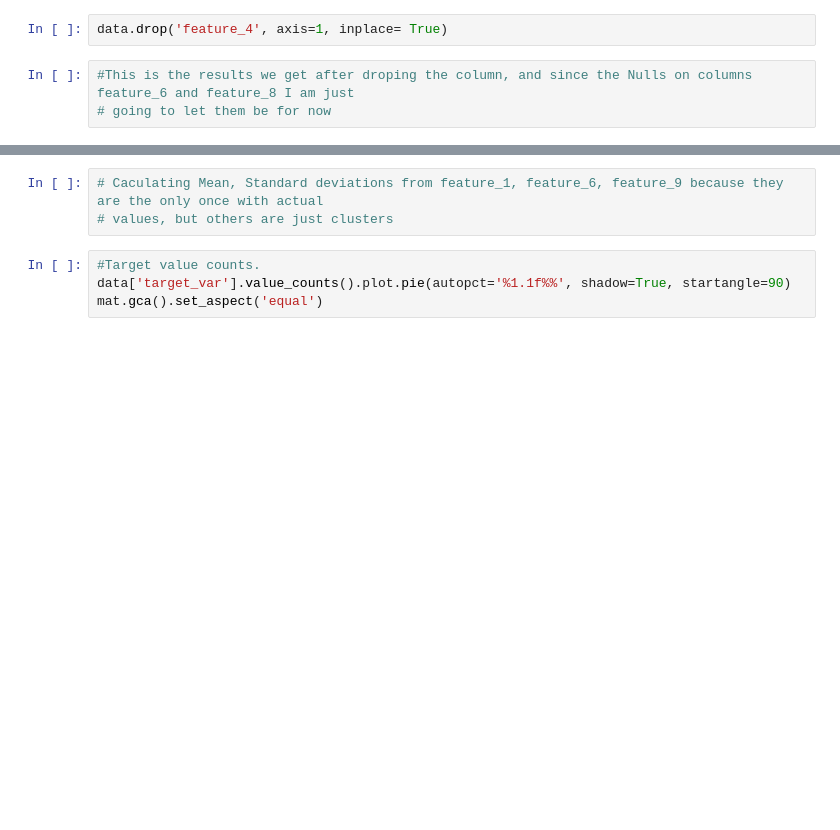
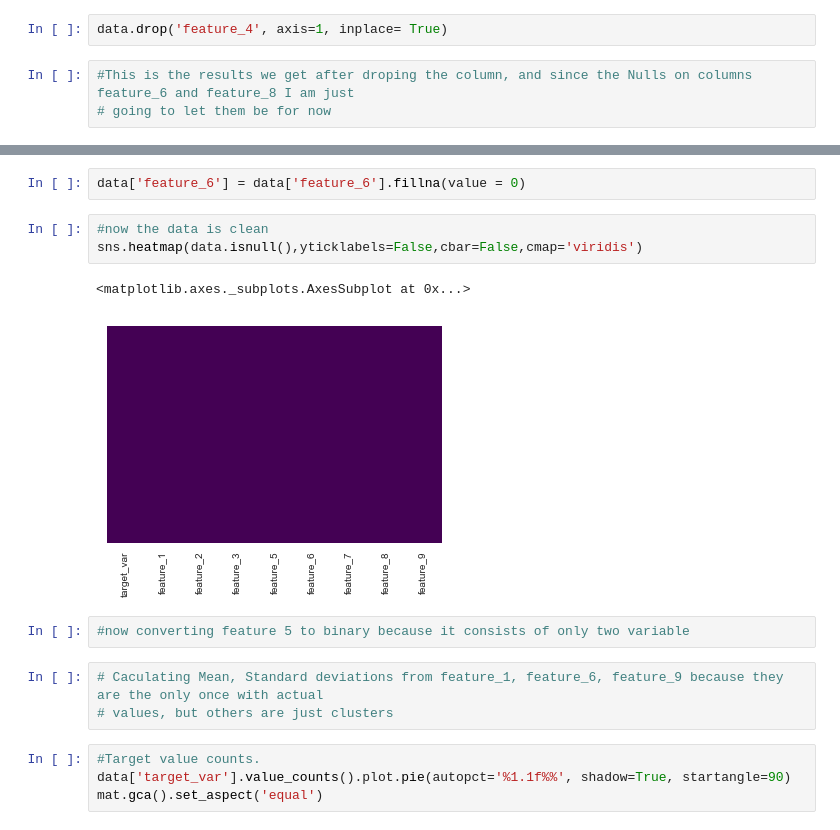
Before and after one commit to Sebolaishi/Data-Science, a Jupyter notebook: Assessment.ipynb, the cells around one changed output, grey strips where cells are left out. Drawn from its saved outputs; the diff is of its cells as text; blank space fills up the shorter version.

```diff
--- a/Assessment.ipynb
+++ b/Assessment.ipynb
@@ -49,3 +49,13 @@ sns.heatmap(data.isnull(),yticklabels=False,cbar=False,cmap='viridis')
+# %%
+data['feature_6'] = data['feature_6'].fillna(value = 0)
+# %%
+#now the data is clean
+sns.heatmap(data.isnull(),yticklabels=False,cbar=False,cmap='viridis')
+# %% [output]
+<matplotlib.axes._subplots.AxesSubplot at 0x...>
+[figure, added]
+# %%
+#now converting feature 5 to binary because it consists of only two variable
 # %%
 # Caculating Mean, Standard deviations from feature_1, feature_6, feature_9 because they are the only once with actual
 # values, but others are just clusters
```
Also changed, not shown: parts of 20 cells of this notebook.
